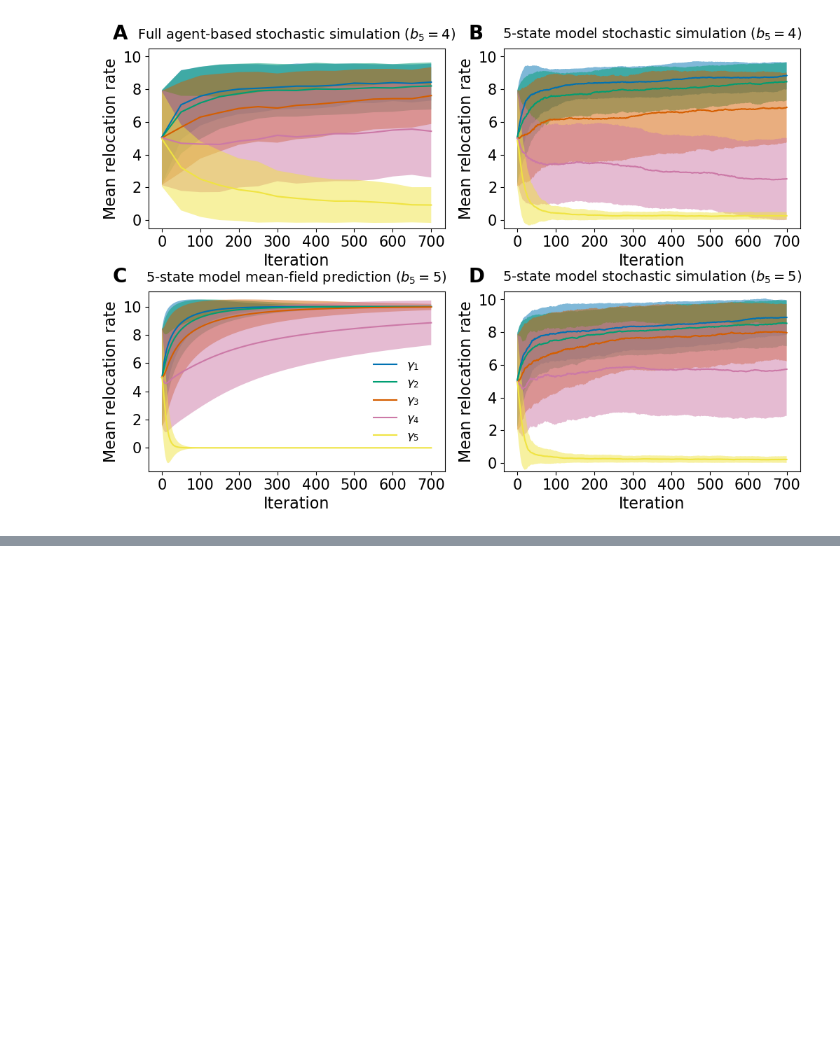
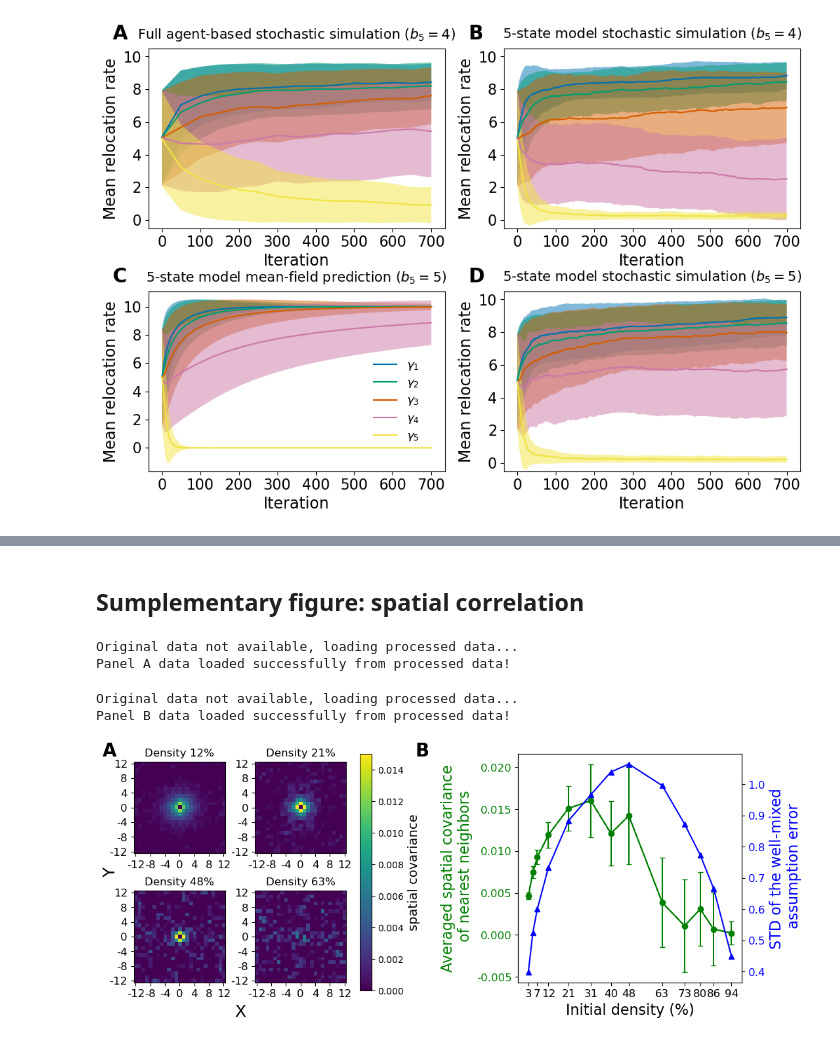
Before and after one commit to tongliang11/Evolution-dynamics, a Jupyter notebook: Figure.ipynb, the cells around one changed output, grey strips where cells are left out. Saved outputs shown, nothing was run; the diff lists cells and outputs as text; code cells hidden in the pictures; blank space fills up the shorter version.

```diff
--- a/Figure.ipynb
+++ b/Figure.ipynb
@@ -1330,0 +1465,24 @@ if SAVE_FIGURE:
+# %% [markdown]
+## Sumplementary figure: spatial correlation
+# %%
+############################### Panel A: spatial covariance at 4 densities ##############################
+#################### If original data is not available, processed data will be loaded ###################
+print("Original data not available, loading processed data...")
+with open('./processed_data/fig_s_spatial_cov', "rb") as fp:
+    spatial_cov = pickle.load(fp)
+print("Panel A data loaded successfully from processed data!")
+# %% [output]
+Original data not available, loading processed data...
+Panel A data loaded successfully from processed data!
+# %%
+############################### Panel B: nearest neighbor spatial covariance & well-mixed local sum ##############################
+#################### If original data is not available, processed data will be loaded ###################
+print("Original data not available, loading processed data...")
+with open('./processed_data/fig_s_nearest_neighbor', "rb") as fp:
+    ave_nearest_cov = pickle.load(fp)
+with open('./processed_data/fig_s_local_sum_std', "rb") as fp:
+    local_sum_std = pickle.load(fp)
+print("Panel B data loaded successfully from processed data!")
+# %% [output]
+Original data not available, loading processed data...
+Panel B data loaded successfully from processed data!
@@ -1330,0 +1611,52 @@ if SAVE_FIGURE:
+# %%
+from matplotlib.colors import Normalize
+plt.rcParams['axes.unicode_minus'] = False
+
+normalizer = Normalize(0,0.015)
+
+fig = plt.figure( figsize=(10,4), dpi=100)
+subfigs = fig.subfigures(1, 2, wspace=0.07, width_ratios=[1, 1.1])
+axes = subfigs[0].subplots(2, 2, gridspec_kw=dict(width_ratios=[1, 1], left=0.1, right=0.95, top=0.95, bottom=0.05, hspace=0.2, wspace=0.32))
+
+for i,(density,size) in enumerate(zip([12,21,48,63],[64,48,32,28])):
+    # im = corr_heatmap_average_over_trials(density, size,ax=axes.flat[i], imshow_norm=normalizer)
+    n = 25
+    im = axes.flat[i].imshow(spatial_cov[i], extent=(-int(n/2)-0.5, int(n/2) +
+           0.5, -int(n/2)-0.5, int(n/2)+0.5), norm=normalizer)
+    axes.flat[i].set_xticks(ticks=[i for i in range(-int(n/2), int(n/2)+1, 4)])
+    axes.flat[i].set_yticks(ticks=[i for i in range(-int(n/2), int(n/2)+1, 4)])
+    axes.flat[i].tick_params(axis='x', labelsize=12)
+    axes.flat[i].tick_params(axis='y', labelsize=12)
+    axes.flat[i].set_title(f'Density {density}%', fontsize=12)
+subfigs[0].text(0, 0.5, 'Y',
+         fontsize=18, va='center', rotation='vertical')
+subfigs[0].text(0.44, -0.05, 'X', fontsize=18, ha='center')
+cb = fig.colorbar(im, ax=axes.ravel().tolist())
+cb.ax.set_ylabel('spatial covariance', fontsize=14)
+subfigs[0].text(0, 0.94, 'A',
+               size=20, weight='bold')
+
+
+ax = subfigs[1].subplots(1, 1, gridspec_kw=dict(left=0.3, right=0.95, top=0.95, bottom=0.08))
+ax.plot([3,5,7,12,21,31,40,48,63,73,80,86,94],np.mean(ave_nearest_cov,axis=1),'go-')
+ax.errorbar([3,5,7,12,21,31,40,48,63,73,80,86,94], np.mean(ave_nearest_cov,axis=1),
+                      yerr=np.std(ave_nearest_cov,axis=1),color='g', capsize=3, linestyle='--')
+ax.set_xlabel('Initial density (%)',fontsize=16)
+ax.set_xticks([3,7,12,21,31,40,48,63,73,80,86,94])
+ax.set_ylabel('Averaged spatial covariance\n of nearest neighbors',fontsize=16, color='g')
+
+ax.tick_params(axis='x', labelsize=12)
+ax.tick_params(axis='y', labelsize=12, labelcolor='g')
+ax2 = ax.twinx()  # instantiate a second axes that shares the same x-axis
+
+ax2.plot([3,5,7,12,21,31,40,48,63,73,80,86,94],local_sum_std,'b^-')
+ax2.set_ylabel('STD of the well-mixed\n assumption error',fontsize=16, color='b')
+ax2.tick_params(axis='y', labelsize=12, labelcolor='b')
+subfigs[1].text(0, 0.94, 'B',
+               size=20, weight='bold')
+plt.show()
+if SAVE_FIGURE:
+    fig.savefig('./Figures/Supplementary_spatial_cov.pdf',
+                bbox_inches='tight')
+# %% [output]
+[figure, added]
```
Also changed, not shown: parts of 11 cells of this notebook, 14 other files.
